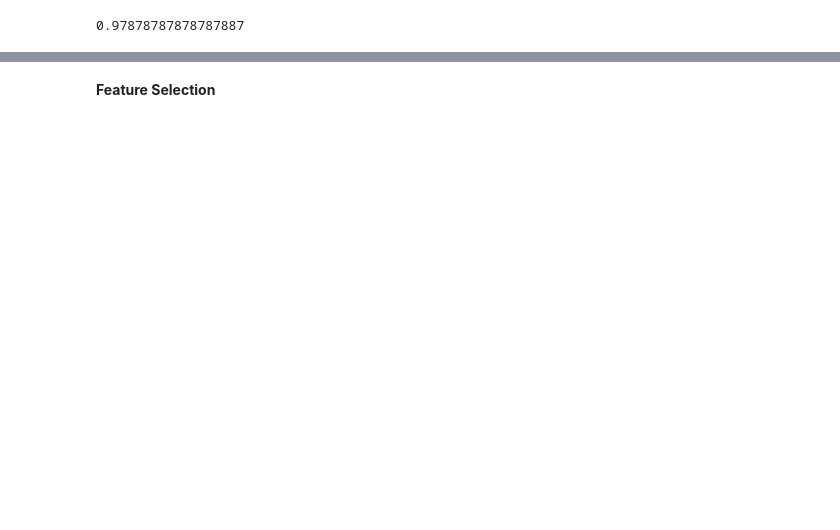
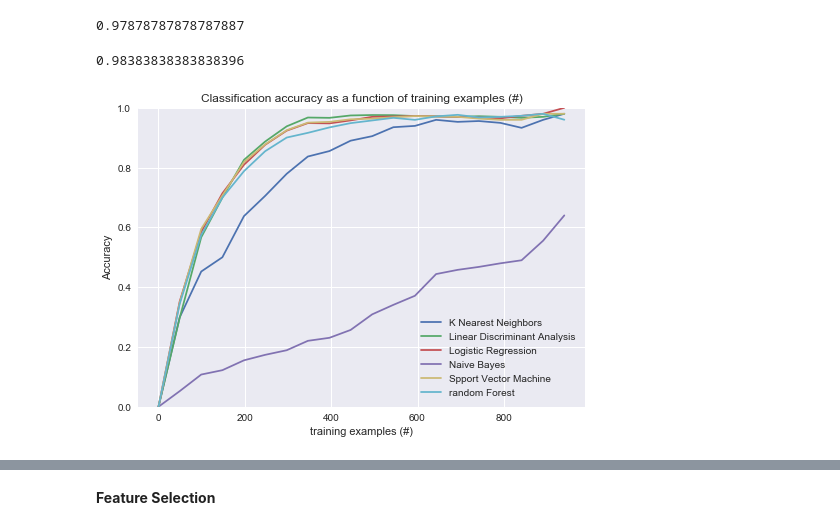
Before and after one commit to wushbin/MidtermProject, a Jupyter notebook: LeafClassification-separately classifier.ipynb, the cells around one changed output, grey strips where cells are left out. Cells and saved outputs as stored; diff of their text form; code cells hidden in the pictures; blank space fills up the shorter version.

```diff
--- a/LeafClassification-separately classifier.ipynb
+++ b/LeafClassification-separately classifier.ipynb
@@ -174,3 +265,18 @@ etcl_validation = ExtraTreeScore
 np.mean(etcl_validation)
 # %% [output]
 0.97878787878787887
+# %%
+SvcScore = list()
+svc = SVC(kernel="linear")
+for train_index, test_index in kfold.split(train_all):
+    X_train, X_test = train_all[train_index], train_all[test_index]
+    y_train, y_test = labels[train_index], labels[test_index]
+    #fit
+    SvcClass = svc.fit(X_train,y_train)
+    SvcScore.append(SvcClass.score(X_test, y_test))
+
+svc_validation = SvcScore
+
+np.mean(svc_validation)
+# %% [output]
+0.98383838383838396
@@ -177,3 +334,31 @@ np.mean(etcl_validation)
+# %%
+from matplotlib import rcParams
+
+def plot_accuracy(x, y, x_legend):
+    """Plot accuracy as a function of x."""
+    x = np.array(x)
+    y = np.array(y)
+    plt.title('Classification accuracy as a function of %s' % x_legend)
+    plt.xlabel('%s' % x_legend)
+    plt.ylabel('Accuracy')
+    plt.grid(True)
+    plt.plot(x, y)
+
+rcParams['legend.fontsize'] = 10
+cls_names = list(sorted(cls_stats.keys()))
+
+# Plot accuracy evolution
+fig = plt.figure()
+for _, stats in sorted(cls_stats.items()):
+    # Plot accuracy evolution with #examples
+    accuracy, n_examples = zip(*stats['accuracy_history'])
+    plot_accuracy(n_examples, accuracy, "training examples (#)")
+    ax = plt.gca()
+    ax.set_ylim((0, 1))
+plt.legend(cls_names, loc='best')
+plt.show()
+# %% [output]
+[figure, added]
 # %%
 importances = rf.feature_importances_
 indices = np.argsort(importances)[::-1]
```
Also changed, not shown: parts of 29 cells of this notebook, 9 other files.
